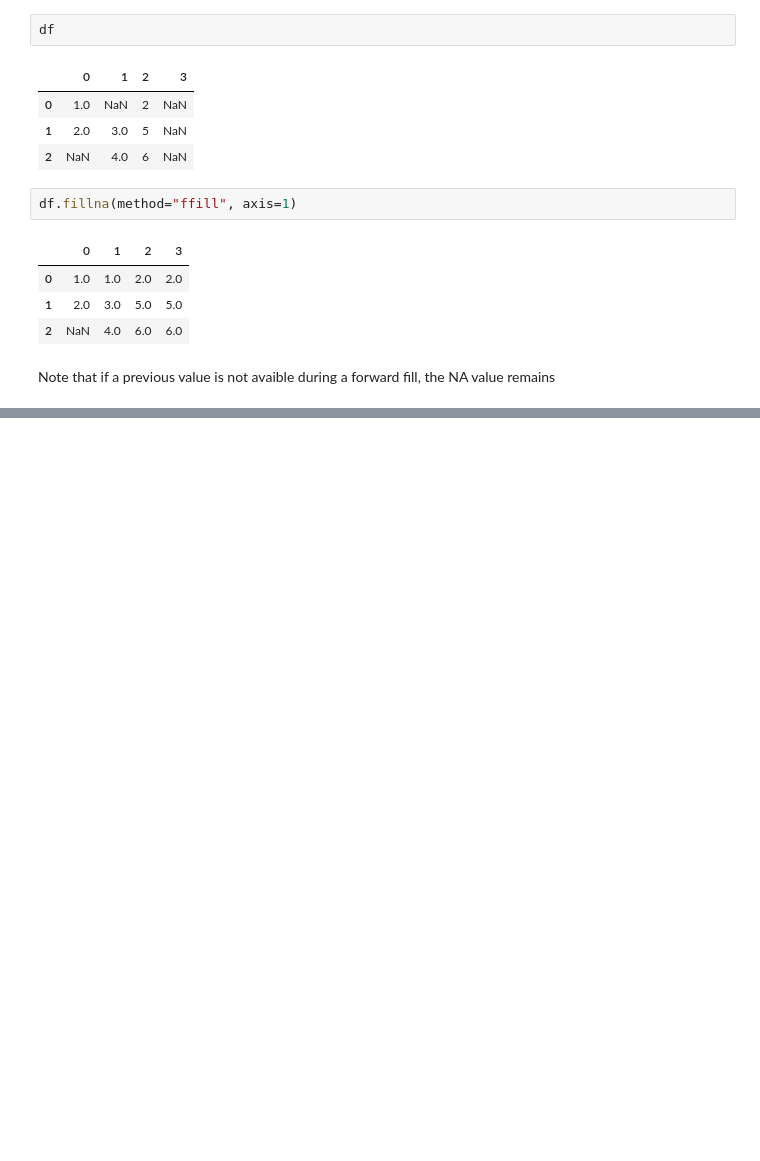
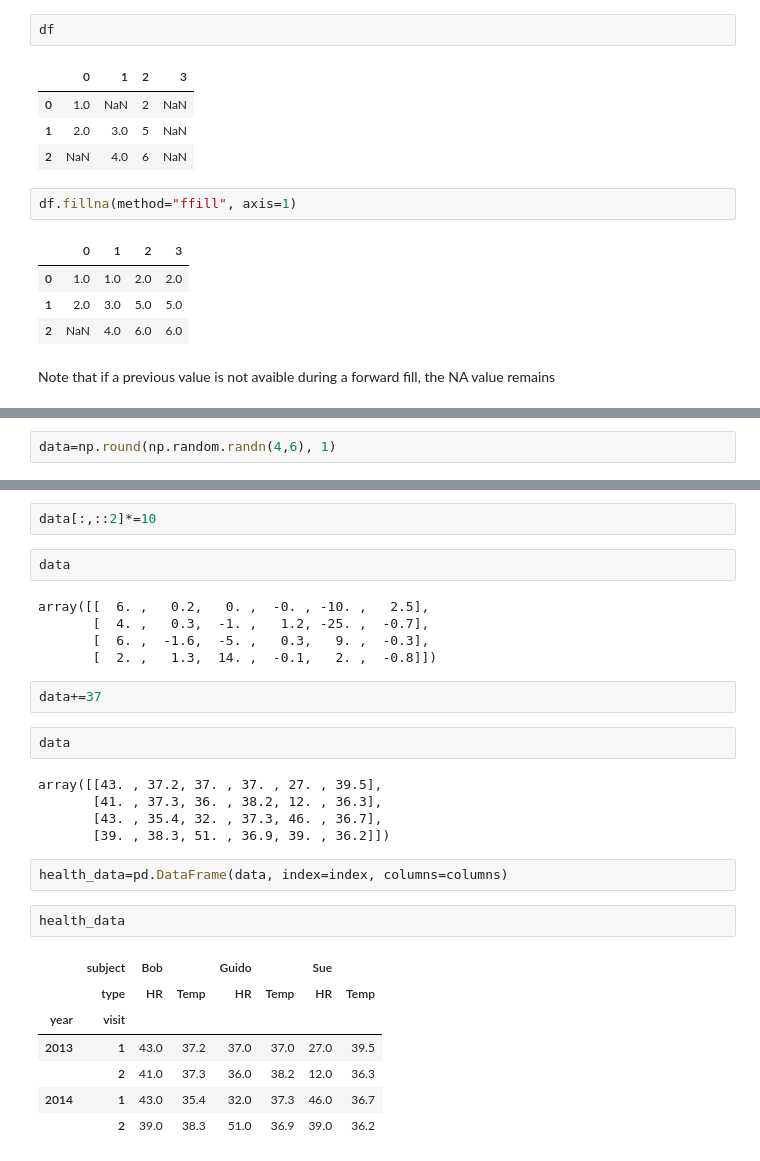
Before and after one commit to duzhewang/ProgrammingNotes, a Jupyter notebook: Python/PythonDShandbook/Chap03_Pandas.ipynb, the cells around one changed output, grey strips where cells are left out. Cells and saved outputs as stored; diff of their text form; blank space fills up the shorter version.

```diff
--- a/Python/PythonDShandbook/Chap03_Pandas.ipynb
+++ b/Python/PythonDShandbook/Chap03_Pandas.ipynb
@@ -1143,0 +1431,2 @@ Note that if a previous value is not avaible during a forward fill, the NA value
+# %%
+data=np.round(np.random.randn(4,6), 1)
@@ -1143,0 +1440,30 @@ Note that if a previous value is not avaible during a forward fill, the NA value
+# %%
+data[:,::2]*=10
+# %%
+data
+# %% [output]
+array([[  6. ,   0.2,   0. ,  -0. , -10. ,   2.5],
+       [  4. ,   0.3,  -1. ,   1.2, -25. ,  -0.7],
+       [  6. ,  -1.6,  -5. ,   0.3,   9. ,  -0.3],
+       [  2. ,   1.3,  14. ,  -0.1,   2. ,  -0.8]])
+# %%
+data+=37
+# %%
+data
+# %% [output]
+array([[43. , 37.2, 37. , 37. , 27. , 39.5],
+       [41. , 37.3, 36. , 38.2, 12. , 36.3],
+       [43. , 35.4, 32. , 37.3, 46. , 36.7],
+       [39. , 38.3, 51. , 36.9, 39. , 36.2]])
+# %%
+health_data=pd.DataFrame(data, index=index, columns=columns)
+# %%
+health_data
+# %% [output]
+|  | subject | Bob |  | Guido |  | Sue |  |
+|  | type | HR | Temp | HR | Temp | HR | Temp |
+| year | visit |  |  |  |  |  |  |
+| 2013 | 1 | 43.0 | 37.2 | 37.0 | 37.0 | 27.0 | 39.5 |
+|  | 2 | 41.0 | 37.3 | 36.0 | 38.2 | 12.0 | 36.3 |
+| 2014 | 1 | 43.0 | 35.4 | 32.0 | 37.3 | 46.0 | 36.7 |
+|  | 2 | 39.0 | 38.3 | 51.0 | 36.9 | 39.0 | 36.2 |
```
Also changed, not shown: parts of 128 cells of this notebook.
